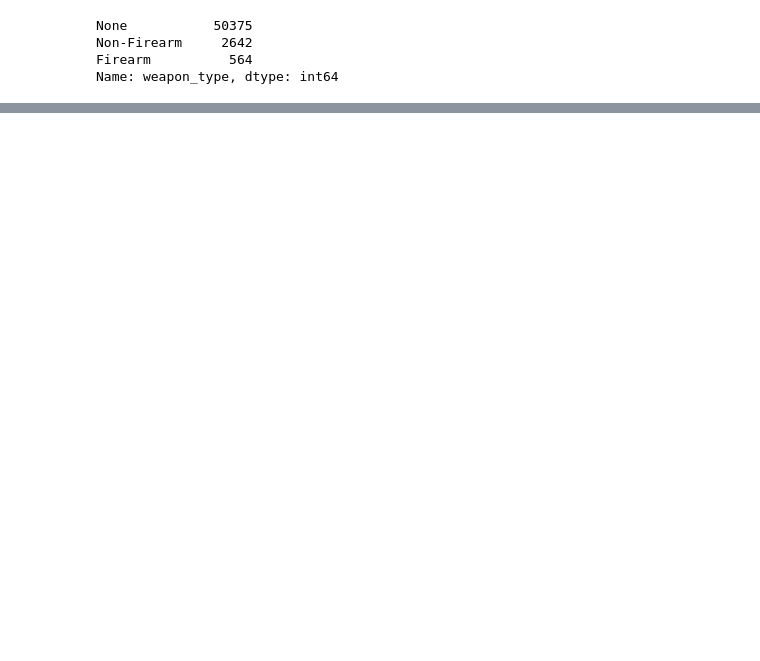
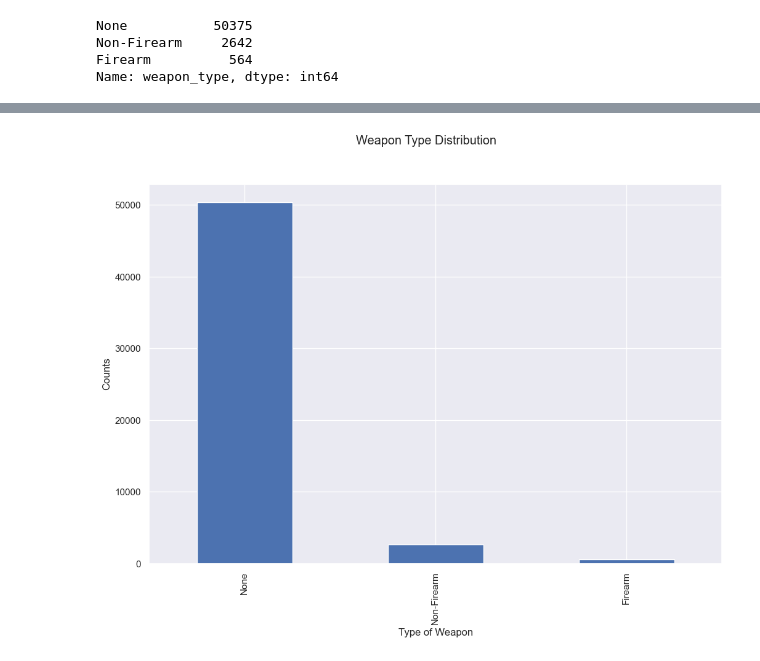
Before and after one commit to Azegele/Phase-3-Project, a Jupyter notebook: index.ipynb, the cells around one changed output, grey strips where cells are left out. Cells and saved outputs as stored; diff of their text form; code cells hidden in the pictures; blank space fills up the shorter version.

```diff
--- a/index.ipynb
+++ b/index.ipynb
@@ -510,0 +569,9 @@ Name: weapon_type, dtype: int64
+# %%
+plt.figure(figsize=(12,8))
+terry_stops['weapon_type'].value_counts().plot(kind='bar')
+plt.suptitle("Weapon Type Distribution")
+plt.xlabel("Type of Weapon")
+plt.ylabel("Counts")
+plt.show()
+# %% [output]
+[figure, added]
```
Also changed, not shown: parts of 14 cells of this notebook.
